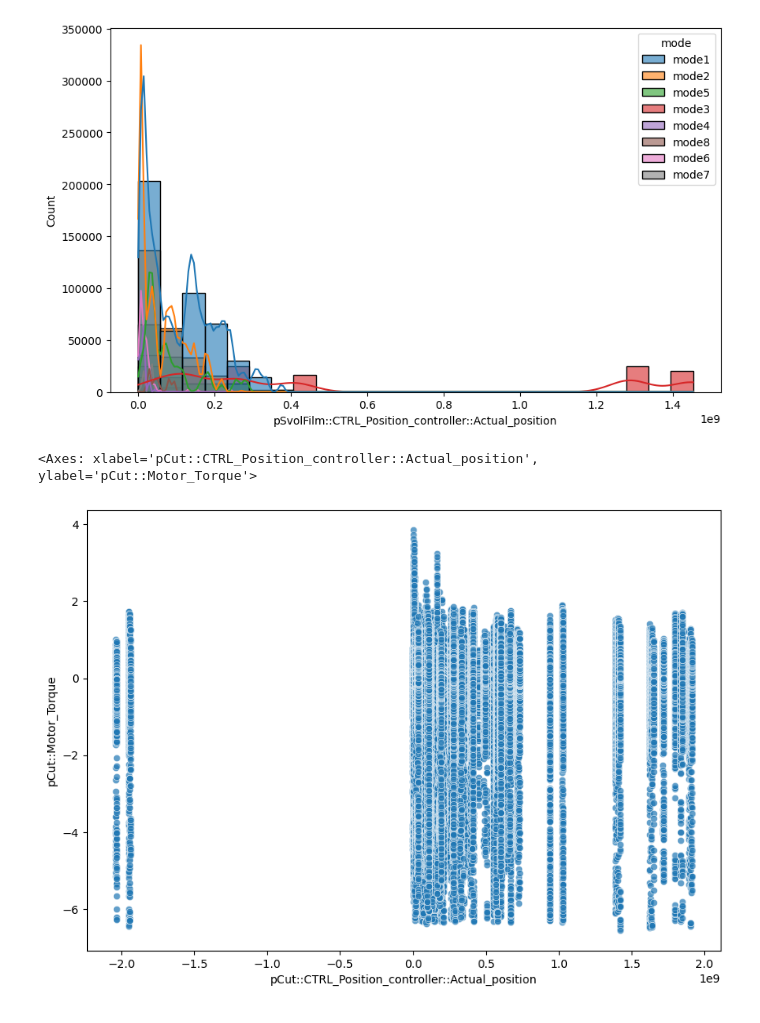
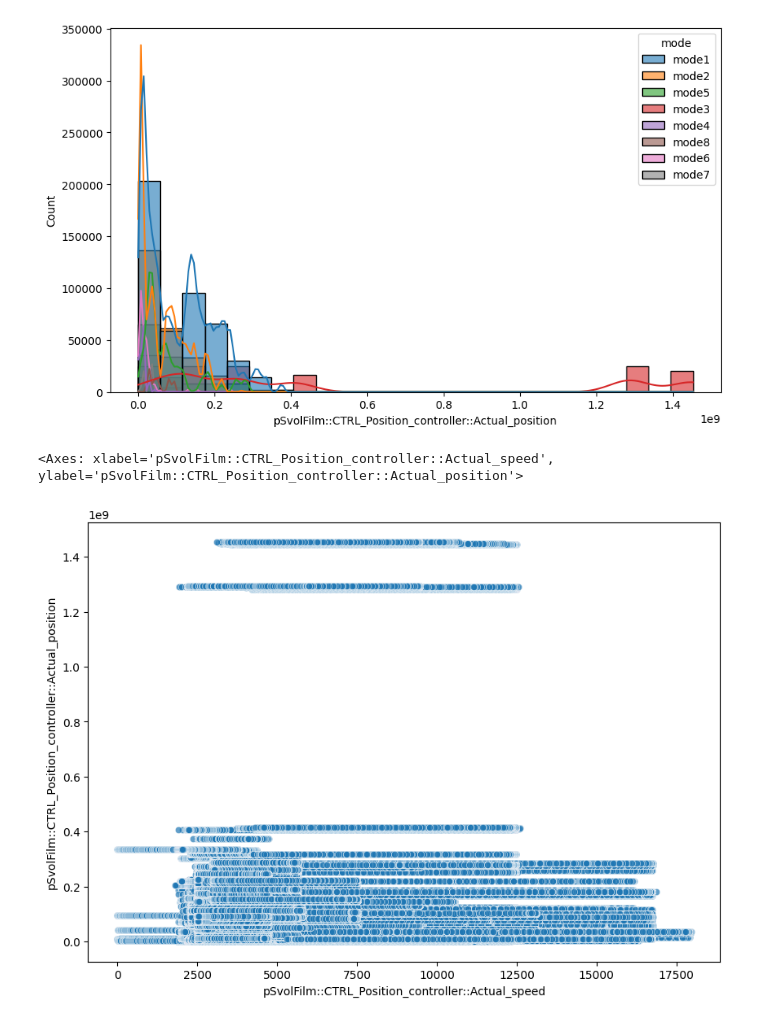
Before and after one commit to maketas1/CuartetoCalavera, a Jupyter notebook: proyecto_Angel.ipynb, the cells around one changed output. Drawn from its saved outputs; the diff is of its cells as text; code cells hidden in the pictures.

```diff
--- a/proyecto_Angel.ipynb
+++ b/proyecto_Angel.ipynb
@@ -267,18 +267,18 @@ sns.histplot(
 # %%
 import seaborn as sns
 import matplotlib.pyplot as plt
 
 fig, ax = plt.subplots(figsize=(10, 7))
 
 sns.scatterplot(
     data=df1,
-    y='pCut::Motor_Torque',
-    x='pCut::CTRL_Position_controller::Actual_position',
+    y='pSvolFilm::CTRL_Position_controller::Actual_position',
+    x='pSvolFilm::CTRL_Position_controller::Actual_speed',
     #hue='pCut::CTRL_Position_controller::Lag_error',
     #palette='Set2',
     alpha=0.7,
     ax=ax
 )
 # %% [output]
-<Axes: xlabel='pCut::CTRL_Position_controller::Actual_position', ylabel='pCut::Motor_Torque'>
+<Axes: xlabel='pSvolFilm::CTRL_Position_controller::Actual_speed', ylabel='pSvolFilm::CTRL_Position_controller::Actual_position'>
-[figure, old version]
+[figure, new version]
```
Also changed, not shown: 1 other file.
